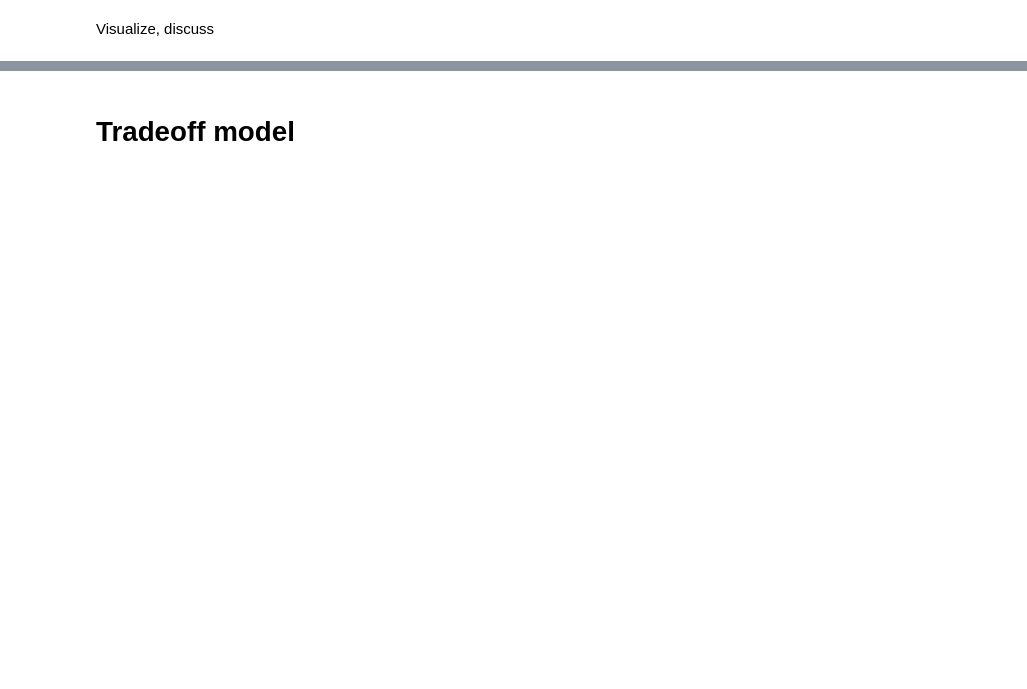
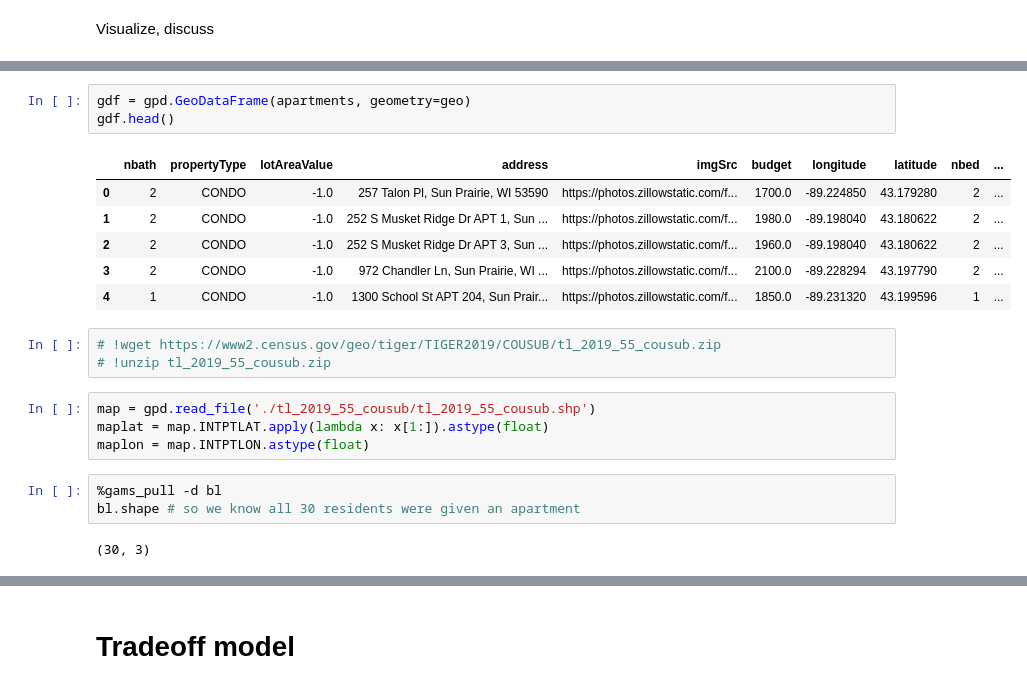
Before and after one commit to soCromp/apartment-optimization, a Jupyter notebook: apartments.ipynb, the cells around one changed output, grey strips where cells are left out. Saved outputs shown, nothing was run; the diff lists cells and outputs as text; blank space fills up the shorter version.

```diff
--- a/apartments.ipynb
+++ b/apartments.ipynb
@@ -397,0 +416,22 @@ Visualize, discuss
+# %%
+gdf = gpd.GeoDataFrame(apartments, geometry=geo)
+gdf.head()
+# %% [output]
+|  | nbath | propertyType | lotAreaValue | address | imgSrc | budget | longitude | latitude | nbed | ... |
+| 0 | 2 | CONDO | -1.0 | 257 Talon Pl, Sun Prairie, WI 53590 | https://photos.zillowstatic.com/f... | 1700.0 | -89.224850 | 43.179280 | 2 | ... |
+| 1 | 2 | CONDO | -1.0 | 252 S Musket Ridge Dr APT 1, Sun ... | https://photos.zillowstatic.com/f... | 1980.0 | -89.198040 | 43.180622 | 2 | ... |
+| 2 | 2 | CONDO | -1.0 | 252 S Musket Ridge Dr APT 3, Sun ... | https://photos.zillowstatic.com/f... | 1960.0 | -89.198040 | 43.180622 | 2 | ... |
+| 3 | 2 | CONDO | -1.0 | 972 Chandler Ln, Sun Prairie, WI ... | https://photos.zillowstatic.com/f... | 2100.0 | -89.228294 | 43.197790 | 2 | ... |
+| 4 | 1 | CONDO | -1.0 | 1300 School St APT 204, Sun Prair... | https://photos.zillowstatic.com/f... | 1850.0 | -89.231320 | 43.199596 | 1 | ... |
+# %%
+# !wget https://www2.census.gov/geo/tiger/TIGER2019/COUSUB/tl_2019_55_cousub.zip
+# !unzip tl_2019_55_cousub.zip
+# %%
+map = gpd.read_file('./tl_2019_55_cousub/tl_2019_55_cousub.shp')
+maplat = map.INTPTLAT.apply(lambda x: x[1:]).astype(float)
+maplon = map.INTPTLON.astype(float)
+# %%
+%gams_pull -d bl
+bl.shape # so we know all 30 residents were given an apartment
+# %% [output]
+(30, 3)
```
Also changed, not shown: parts of 44 cells of this notebook.
